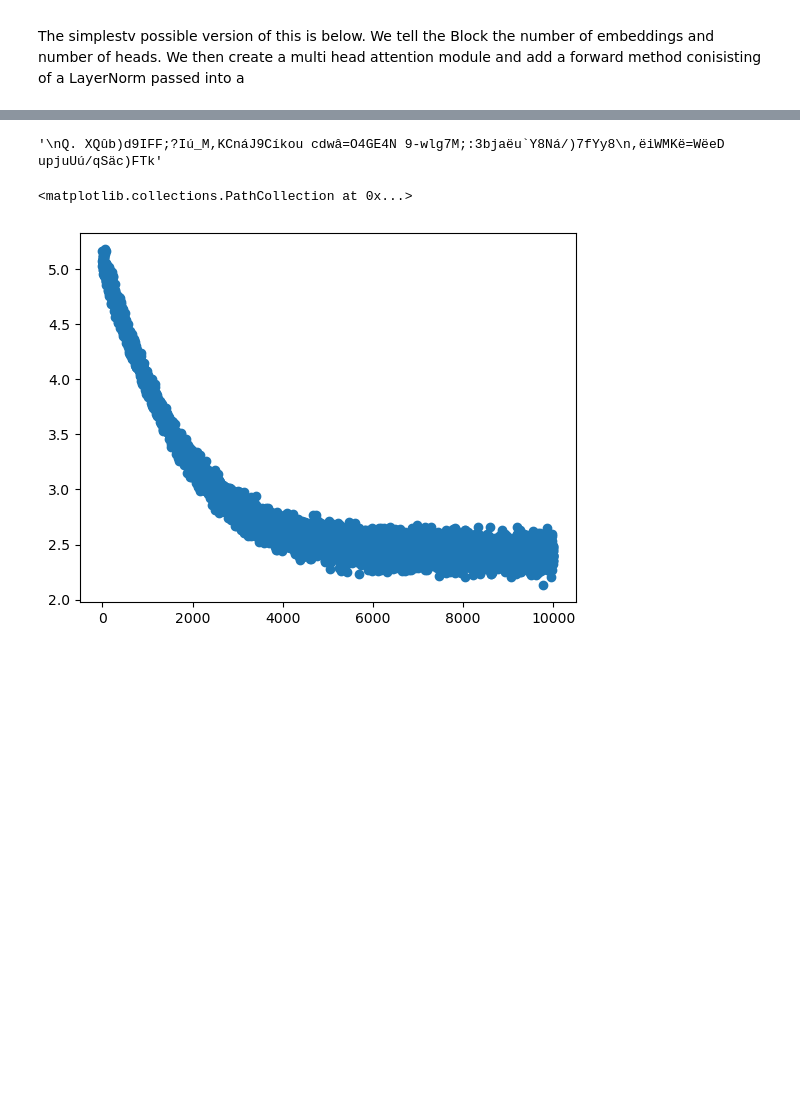
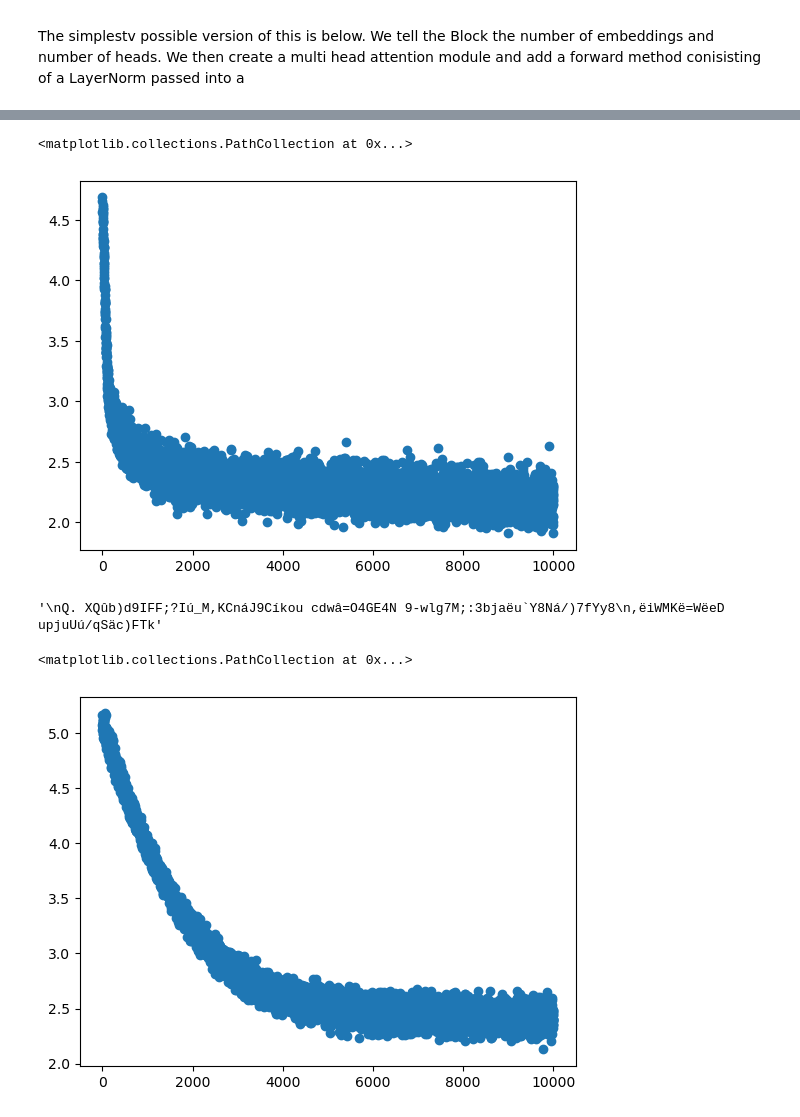
Before and after one commit to james-a-watson/mini-tolkien, a Jupyter notebook: transformer_model.ipynb, the cells around one changed output, grey strips where cells are left out. Cells and saved outputs as stored; diff of their text form; code cells hidden in the pictures; blank space fills up the shorter version.

```diff
--- a/transformer_model.ipynb
+++ b/transformer_model.ipynb
@@ -892,3 +944,27 @@ class Block(nn.Module):
+# %%
+logger.setLevel(logging.INFO)
+
+m = ModelWithSimpleTransformerBlock()
+optimizer = torch.optim.AdamW(m.parameters(), lr=1e-3)
+
+batch_size = 32
+number_of_steps = 10000
+losses = []
+
+for steps in range(number_of_steps):
+    xb, yb = get_batch(train_data)          # Getting batch of training data.
+    logits, loss = m(xb, yb)                # Predict next token and calculate loss.
+
+    optimizer.zero_grad(set_to_none=True)
+    loss.backward()                         # Back propagate the loss.
+    optimizer.step()                        # Adjust the optimizer.
+
+    losses.append(loss.item())              # Storing losses to plot.
+
+plt.scatter(range(0, 10000), losses)
+# %% [output]
+<matplotlib.collections.PathCollection at 0x...>
+[figure, added]
 # %%
 torch.manual_seed(3791) # Set manual seed for repeatability. There Rings for the Elven-kings... and so on.
 
```
Also changed, not shown: parts of 18 cells of this notebook.
